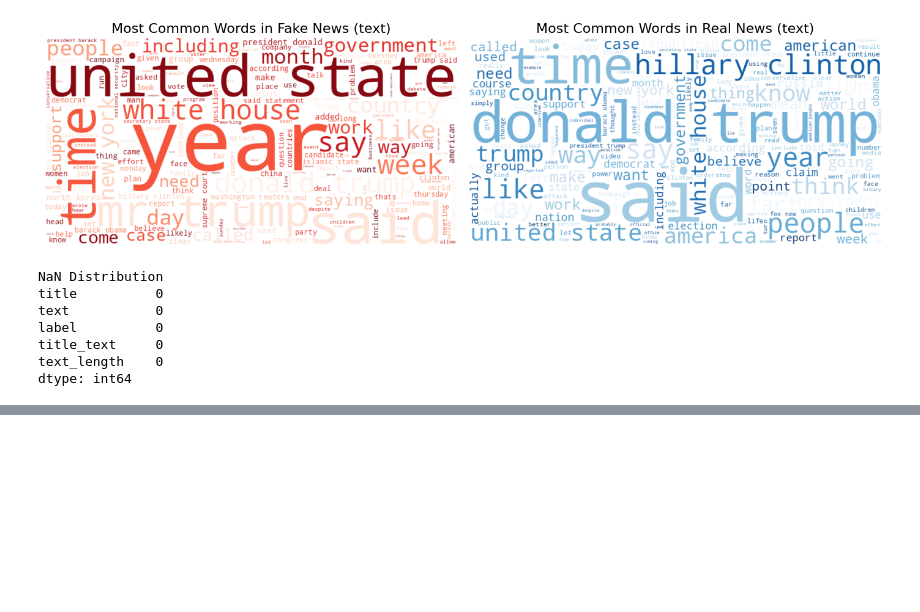
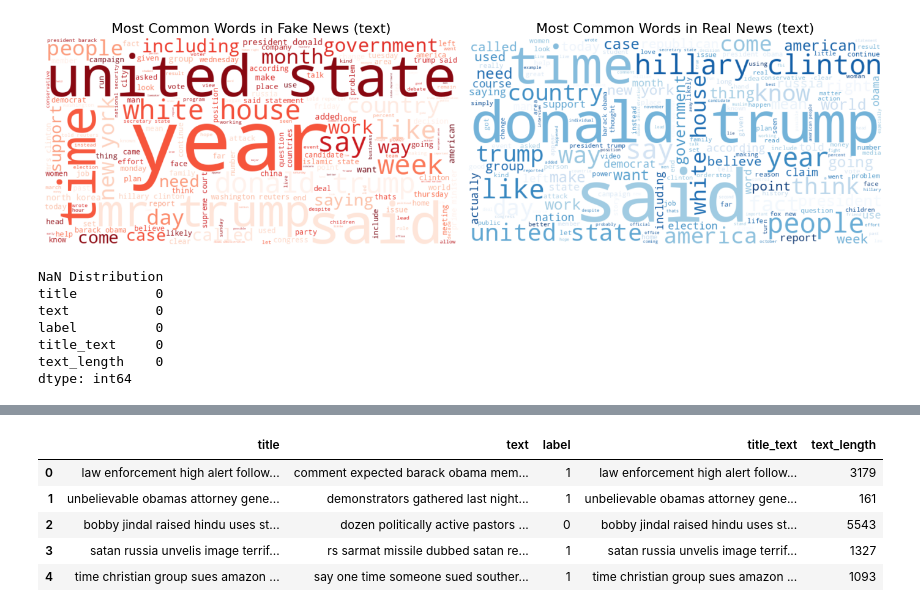
Before and after one commit to saamm/FakeNewsDetector, a Jupyter notebook: Preprocess_data.ipynb, the cells around one changed output, grey strips where cells are left out. Saved outputs shown, nothing was run; the diff lists cells and outputs as text; code cells hidden in the pictures; blank space fills up the shorter version.

Commit message:
Adding Preprocessing data notebook

```diff
--- a/Preprocess_data.ipynb
+++ b/Preprocess_data.ipynb
@@ -385,0 +377,11 @@ dtype: int64
+# %%
+#sanity check
+check = pd.read_csv("WELFake_data/WELFake_data_clean.csv", keep_default_na=False, na_filter=False)
+check.head()
+# %% [output]
+|  | title | text | label | title_text | text_length |
+| 0 | law enforcement high alert follow... | comment expected barack obama mem... | 1 | law enforcement high alert follow... | 3179 |
+| 1 | unbelievable obamas attorney gene... | demonstrators gathered last night... | 1 | unbelievable obamas attorney gene... | 161 |
+| 2 | bobby jindal raised hindu uses st... | dozen politically active pastors ... | 0 | bobby jindal raised hindu uses st... | 5543 |
+| 3 | satan russia unvelis image terrif... | rs sarmat missile dubbed satan re... | 1 | satan russia unvelis image terrif... | 1327 |
+| 4 | time christian group sues amazon ... | say one time someone sued souther... | 1 | time christian group sues amazon ... | 1093 |
```
Also changed, not shown: parts of 4 cells of this notebook.
